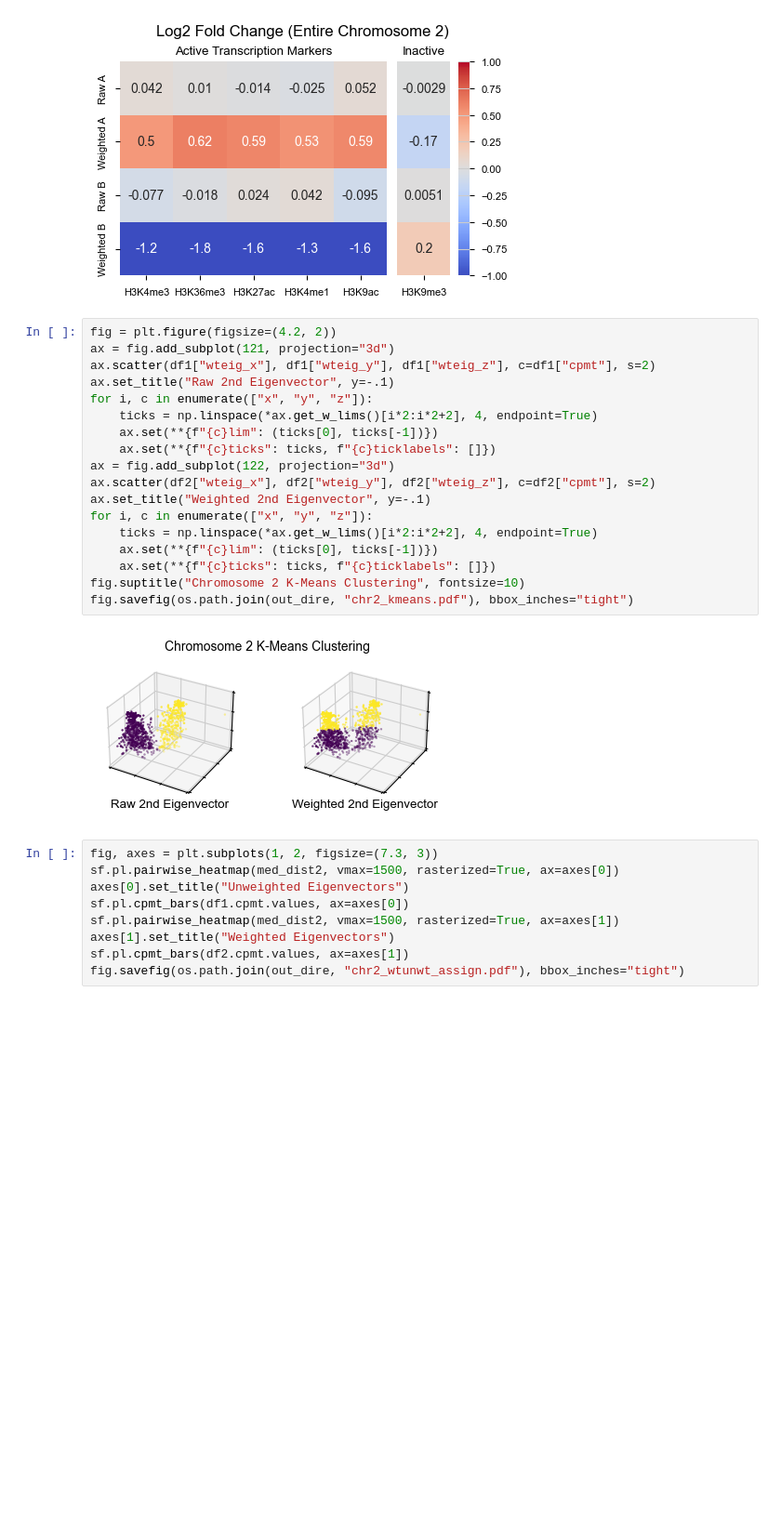
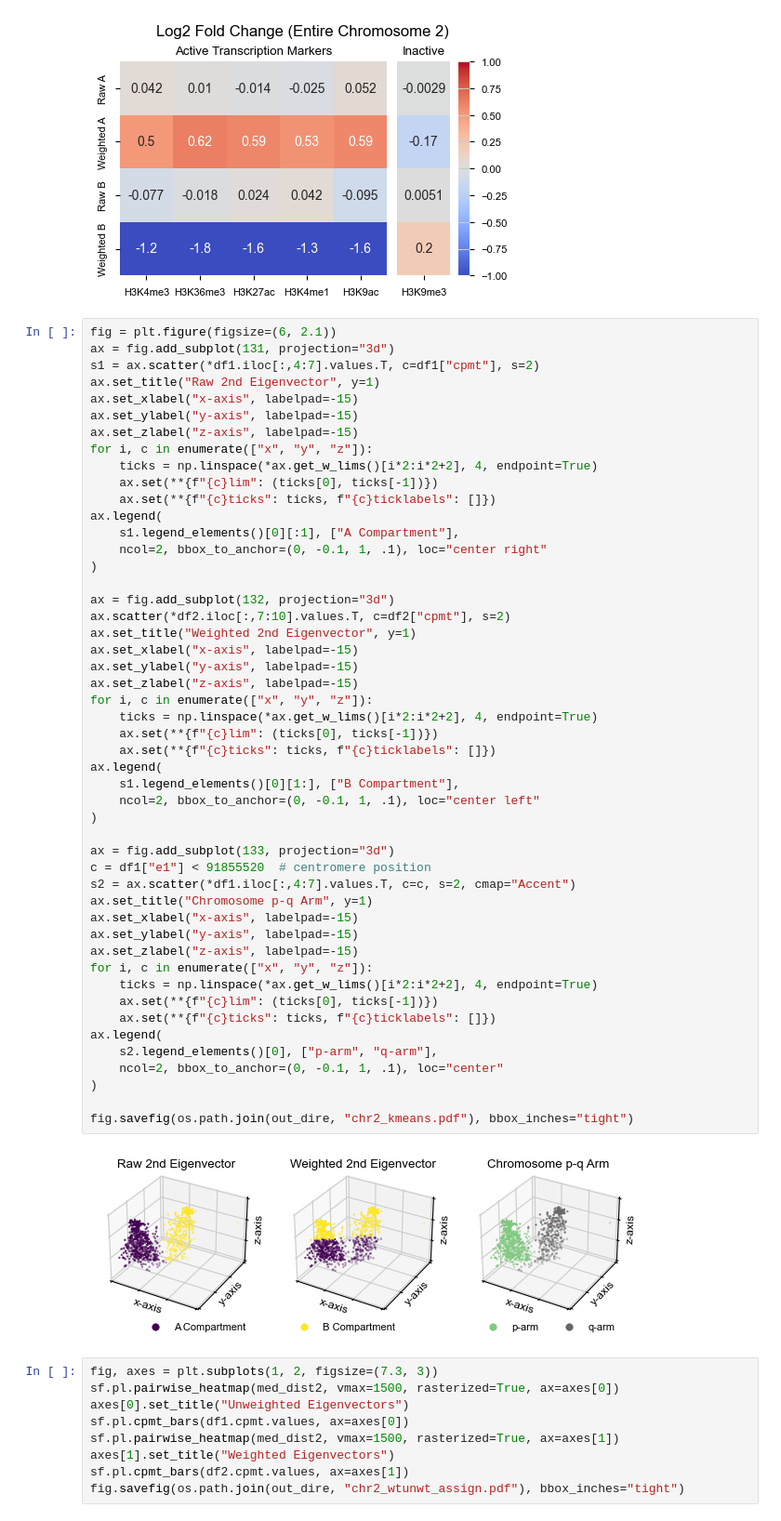
Before and after one commit to hyuyu104/ArcFISH, a Jupyter notebook: figures/4cpmt_benchmark.ipynb, the cells around one changed output. Shown at 93% size. Drawn from its saved outputs; the diff is of its cells as text; blank space fills up the shorter version.

```diff
--- a/figures/4cpmt_benchmark.ipynb
+++ b/figures/4cpmt_benchmark.ipynb
@@ -256,25 +276,56 @@ fig.savefig(out_name, bbox_inches="tight")
 # %% [output]
 [figure]
 # %%
-fig = plt.figure(figsize=(4.2, 2))
-ax = fig.add_subplot(121, projection="3d")
-ax.scatter(df1["wteig_x"], df1["wteig_y"], df1["wteig_z"], c=df1["cpmt"], s=2)
-ax.set_title("Raw 2nd Eigenvector", y=-.1)
+fig = plt.figure(figsize=(6, 2.1))
+ax = fig.add_subplot(131, projection="3d")
+s1 = ax.scatter(*df1.iloc[:,4:7].values.T, c=df1["cpmt"], s=2)
+ax.set_title("Raw 2nd Eigenvector", y=1)
+ax.set_xlabel("x-axis", labelpad=-15)
+ax.set_ylabel("y-axis", labelpad=-15)
+ax.set_zlabel("z-axis", labelpad=-15)
 for i, c in enumerate(["x", "y", "z"]):
     ticks = np.linspace(*ax.get_w_lims()[i*2:i*2+2], 4, endpoint=True)
     ax.set(**{f"{c}lim": (ticks[0], ticks[-1])})
     ax.set(**{f"{c}ticks": ticks, f"{c}ticklabels": []})
-ax = fig.add_subplot(122, projection="3d")
-ax.scatter(df2["wteig_x"], df2["wteig_y"], df2["wteig_z"], c=df2["cpmt"], s=2)
-ax.set_title("Weighted 2nd Eigenvector", y=-.1)
+ax.legend(
+    s1.legend_elements()[0][:1], ["A Compartment"],
+    ncol=2, bbox_to_anchor=(0, -0.1, 1, .1), loc="center right"
+)
+
+ax = fig.add_subplot(132, projection="3d")
+ax.scatter(*df2.iloc[:,7:10].values.T, c=df2["cpmt"], s=2)
+ax.set_title("Weighted 2nd Eigenvector", y=1)
+ax.set_xlabel("x-axis", labelpad=-15)
+ax.set_ylabel("y-axis", labelpad=-15)
+ax.set_zlabel("z-axis", labelpad=-15)
 for i, c in enumerate(["x", "y", "z"]):
     ticks = np.linspace(*ax.get_w_lims()[i*2:i*2+2], 4, endpoint=True)
     ax.set(**{f"{c}lim": (ticks[0], ticks[-1])})
     ax.set(**{f"{c}ticks": ticks, f"{c}ticklabels": []})
-fig.suptitle("Chromosome 2 K-Means Clustering", fontsize=10)
+ax.legend(
+    s1.legend_elements()[0][1:], ["B Compartment"],
+    ncol=2, bbox_to_anchor=(0, -0.1, 1, .1), loc="center left"
+)
+
+ax = fig.add_subplot(133, projection="3d")
+c = df1["e1"] < 91855520  # centromere position
+s2 = ax.scatter(*df1.iloc[:,4:7].values.T, c=c, s=2, cmap="Accent")
+ax.set_title("Chromosome p-q Arm", y=1)
+ax.set_xlabel("x-axis", labelpad=-15)
+ax.set_ylabel("y-axis", labelpad=-15)
+ax.set_zlabel("z-axis", labelpad=-15)
+for i, c in enumerate(["x", "y", "z"]):
+    ticks = np.linspace(*ax.get_w_lims()[i*2:i*2+2], 4, endpoint=True)
+    ax.set(**{f"{c}lim": (ticks[0], ticks[-1])})
+    ax.set(**{f"{c}ticks": ticks, f"{c}ticklabels": []})
+ax.legend(
+    s2.legend_elements()[0], ["p-arm", "q-arm"],
+    ncol=2, bbox_to_anchor=(0, -0.1, 1, .1), loc="center"
+)
+
 fig.savefig(os.path.join(out_dire, "chr2_kmeans.pdf"), bbox_inches="tight")
 # %% [output]
-[figure, old version]
+[figure, new version]
 # %%
 fig, axes = plt.subplots(1, 2, figsize=(7.3, 3))
 sf.pl.pairwise_heatmap(med_dist2, vmax=1500, rasterized=True, ax=axes[0])
```
Also changed, not shown: parts of 4 cells of this notebook, 18 other files.
